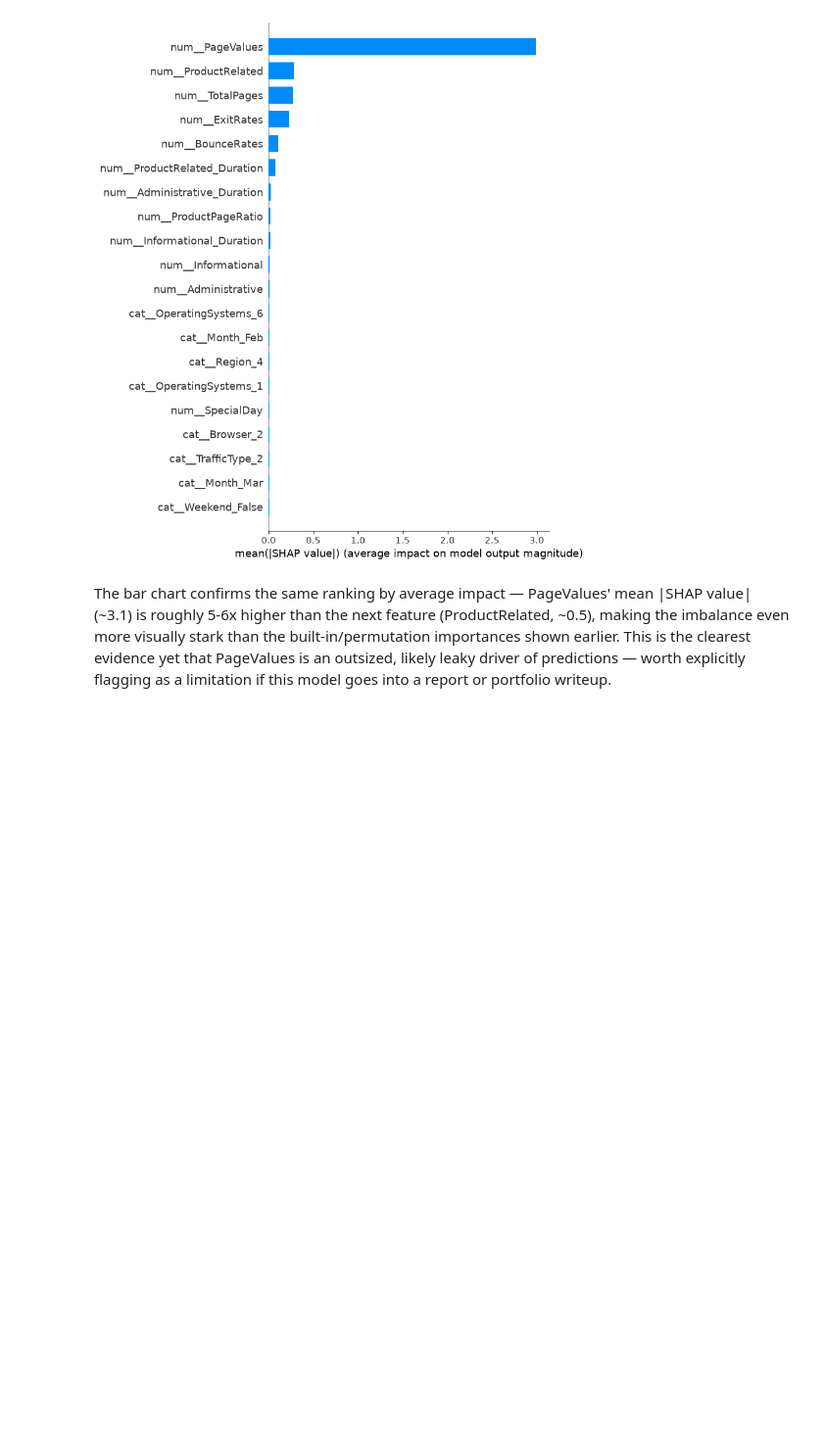
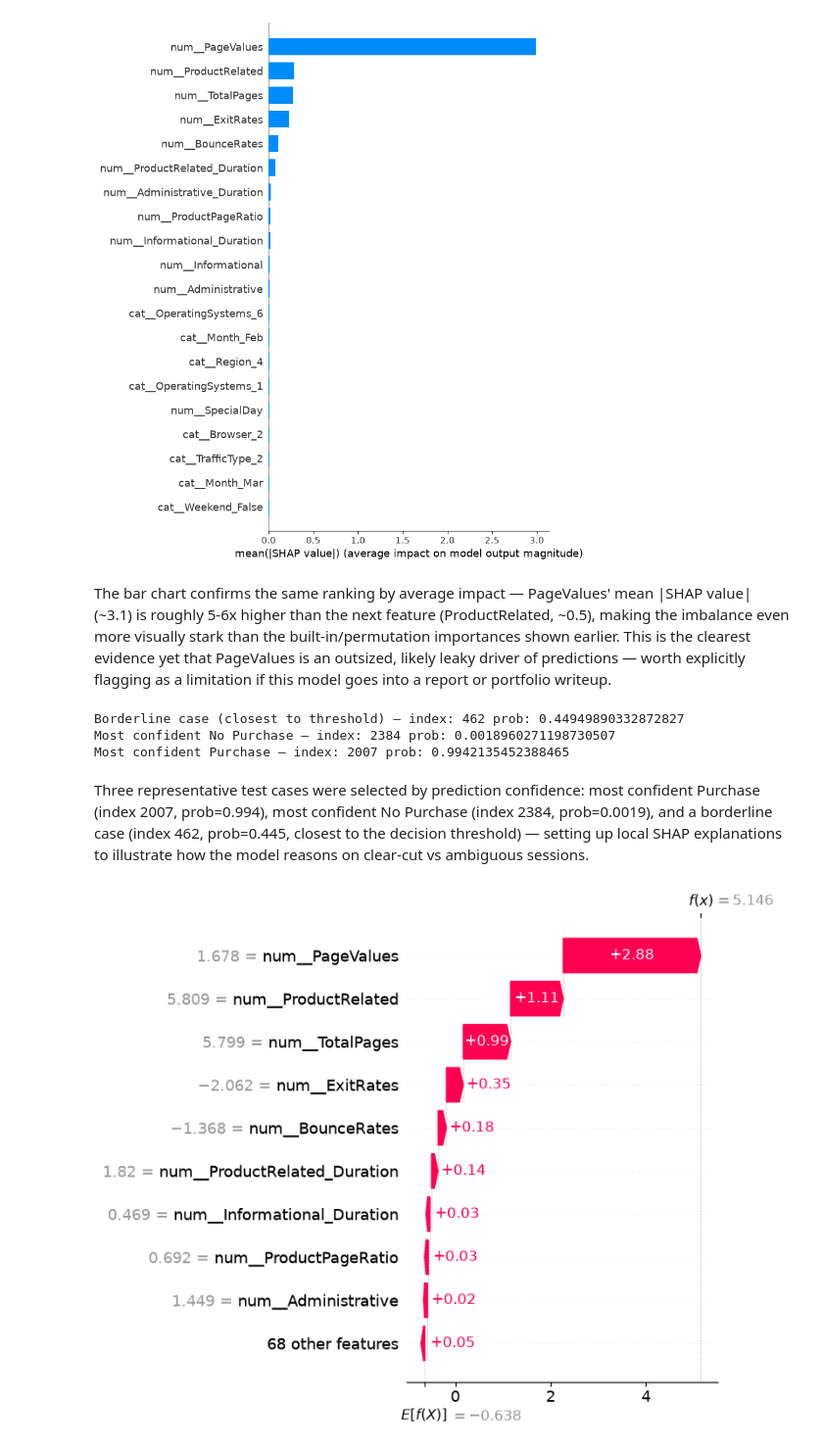
Before and after one commit to anuragchawla27/purchase-intent-xai, a Jupyter notebook: notebooks/04_xai.ipynb, the cells around one changed output. Shown at 98% size. Cells and saved outputs as stored; diff of their text form; code cells hidden in the pictures; blank space fills up the shorter version.

Commit message:
Add local SHAP explanations for confident purchase, confident no-purchase, and borderline sessions

```diff
--- a/notebooks/04_xai.ipynb
+++ b/notebooks/04_xai.ipynb
@@ -114,3 +114,38 @@ plt.show()
 [figure]
 # %% [markdown]
 The bar chart confirms the same ranking by average impact — PageValues' mean |SHAP value| (~3.1) is roughly 5-6x higher than the next feature (ProductRelated, ~0.5), making the imbalance even more visually stark than the built-in/permutation importances shown earlier. This is the clearest evidence yet that PageValues is an outsized, likely leaky driver of predictions — worth explicitly flagging as a limitation if this model goes into a report or portfolio writeup.
+# %%
+# Pick one clear buyer prediction and one clear non-buyer prediction, plus a borderline case
+y_proba_test = final_pipeline.predict_proba(X_test)[:, 1]
+
+# Get positional indices, sorted by confidence
+sorted_idx = np.argsort(y_proba_test)
+
+most_confident_no_purchase = sorted_idx[0]          # lowest predicted probability
+most_confident_purchase = sorted_idx[-1]            # highest predicted probability
+borderline_idx = np.argmin(np.abs(y_proba_test - CONFIG["decision_threshold"]))
+print("Borderline case (closest to threshold) — index:", borderline_idx, "prob:", y_proba_test[borderline_idx])
+
+print("Most confident No Purchase — index:", most_confident_no_purchase, "prob:", y_proba_test[most_confident_no_purchase])
+print("Most confident Purchase — index:", most_confident_purchase, "prob:", y_proba_test[most_confident_purchase])
+# print("Borderline case — index:", borderline_idx, "prob:", y_proba_test[borderline_idx])
+# %% [output]
+Borderline case (closest to threshold) — index: 462 prob: 0.44949890332872827
+Most confident No Purchase — index: 2384 prob: 0.0018960271198730507
+Most confident Purchase — index: 2007 prob: 0.9942135452388465
+# %% [markdown]
+Three representative test cases were selected by prediction confidence: most confident Purchase (index 2007, prob=0.994), most confident No Purchase (index 2384, prob=0.0019), and a borderline case (index 462, prob=0.445, closest to the decision threshold) — setting up local SHAP explanations to illustrate how the model reasons on clear-cut vs ambiguous sessions.
+# %%
+explanation_purchase = shap.Explanation(
+    values=shap_values[most_confident_purchase],
+    base_values=explainer.expected_value,
+    data=X_test_dense[most_confident_purchase],
+    feature_names=feature_names
+)
+
+shap.plots.waterfall(explanation_purchase, show=False)
+plt.tight_layout()
+plt.savefig("docs/shap_local_purchase_example.png", dpi=150, bbox_inches="tight")
+plt.show()
+# %% [output]
+[figure, added]
```
Also changed, not shown: parts of 5 cells of this notebook, 3 other files.
